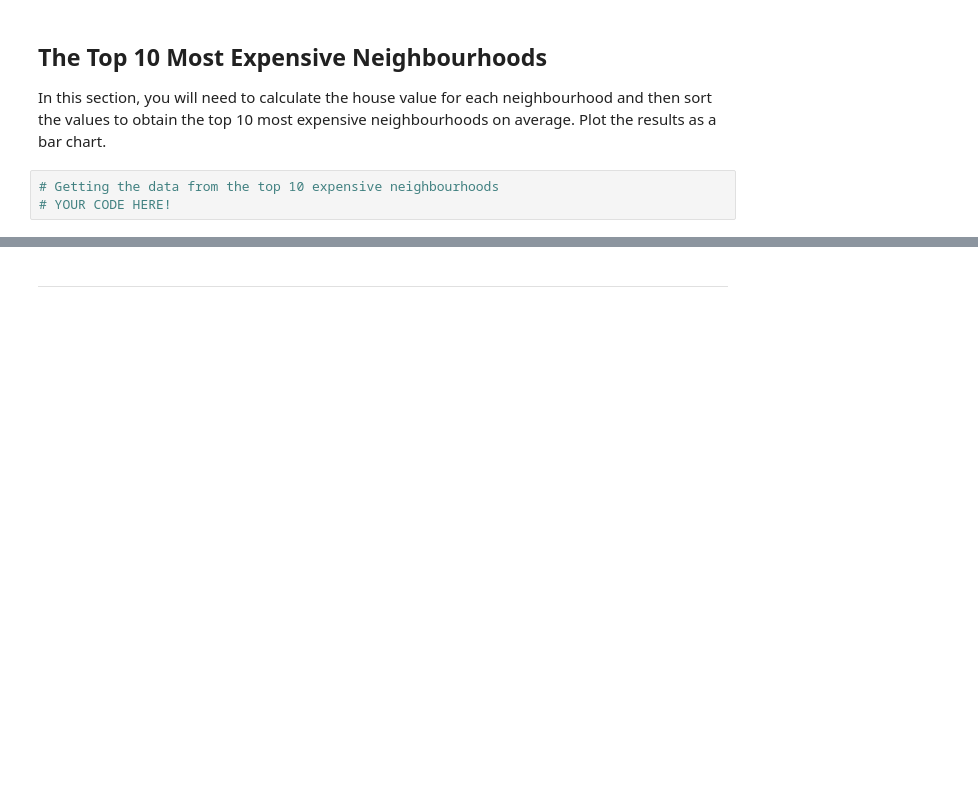
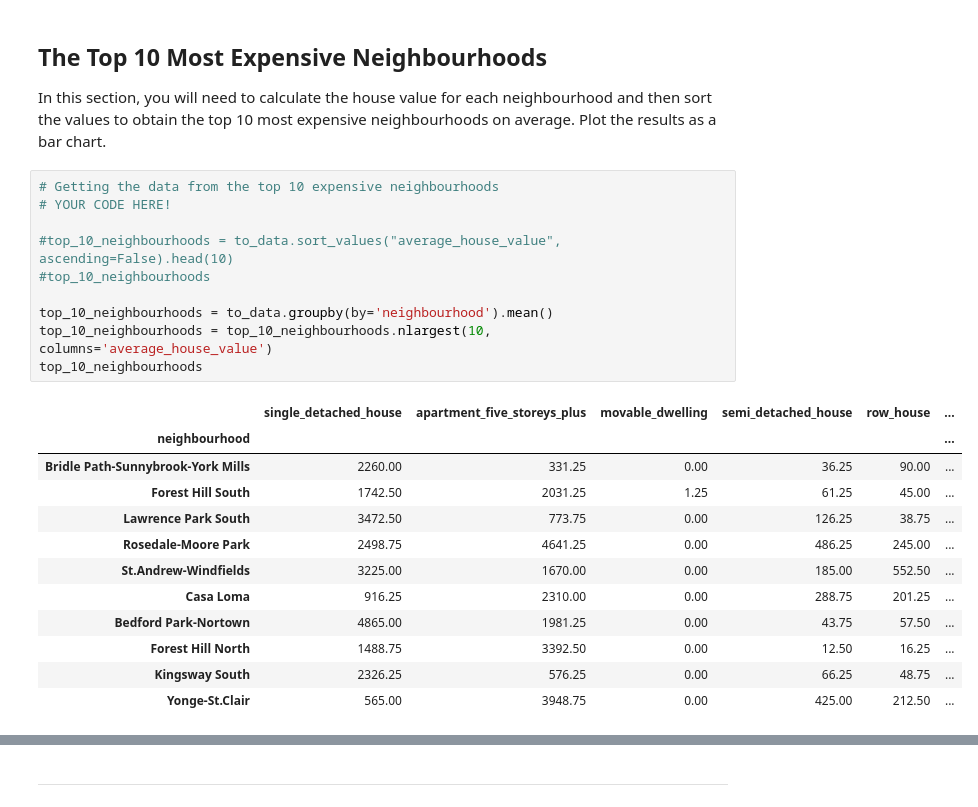
Before and after one commit to cjseeley7/Unit-6---Pythonic-Monopoly, a Jupyter notebook: Week 6/Starter_Code/rental_analysis.ipynb, the cells around one changed output, grey strips where cells are left out. Cells and saved outputs as stored; diff of their text form; blank space fills up the shorter version.

Commit message:
Up to: Calculating the mean values for each neighbourhood

```diff
--- a/Week 6/Starter_Code/rental_analysis.ipynb
+++ b/Week 6/Starter_Code/rental_analysis.ipynb
@@ -301,6 +301,26 @@ In this section, you will need to calculate the house value for each neighbourho
 # %%
 # Getting the data from the top 10 expensive neighbourhoods
 # YOUR CODE HERE!
+
+#top_10_neighbourhoods = to_data.sort_values("average_house_value", ascending=False).head(10)
+#top_10_neighbourhoods
+
+top_10_neighbourhoods = to_data.groupby(by='neighbourhood').mean()
+top_10_neighbourhoods = top_10_neighbourhoods.nlargest(10, columns='average_house_value')
+top_10_neighbourhoods
+# %% [output]
+|  | single_detached_house | apartment_five_storeys_plus | movable_dwelling | semi_detached_house | row_house | ... |
+| neighbourhood |  |  |  |  |  | ... |
+| Bridle Path-Sunnybrook-York Mills | 2260.00 | 331.25 | 0.00 | 36.25 | 90.00 | ... |
+| Forest Hill South | 1742.50 | 2031.25 | 1.25 | 61.25 | 45.00 | ... |
+| Lawrence Park South | 3472.50 | 773.75 | 0.00 | 126.25 | 38.75 | ... |
+| Rosedale-Moore Park | 2498.75 | 4641.25 | 0.00 | 486.25 | 245.00 | ... |
+| St.Andrew-Windfields | 3225.00 | 1670.00 | 0.00 | 185.00 | 552.50 | ... |
+| Casa Loma | 916.25 | 2310.00 | 0.00 | 288.75 | 201.25 | ... |
+| Bedford Park-Nortown | 4865.00 | 1981.25 | 0.00 | 43.75 | 57.50 | ... |
+| Forest Hill North | 1488.75 | 3392.50 | 0.00 | 12.50 | 16.25 | ... |
+| Kingsway South | 2326.25 | 576.25 | 0.00 | 66.25 | 48.75 | ... |
+| Yonge-St.Clair | 565.00 | 3948.75 | 0.00 | 425.00 | 212.50 | ... |
 # %%
 # Plotting the data from the top 10 expensive neighbourhoods
 # YOUR CODE HERE!
```
Also changed, not shown: parts of 3 cells of this notebook.
